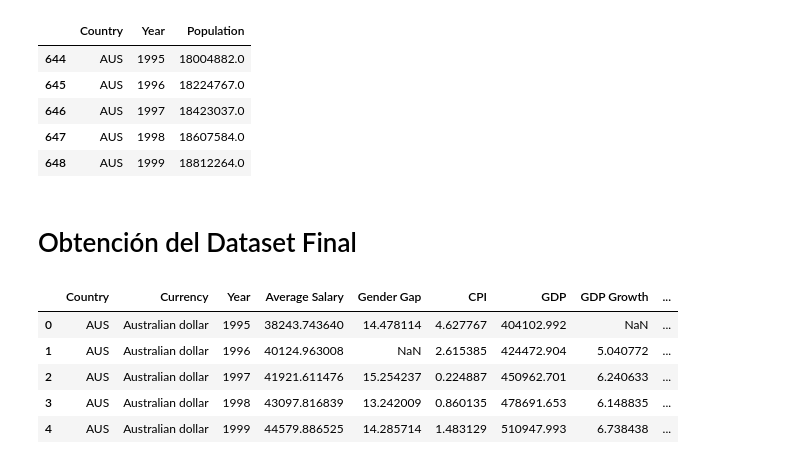
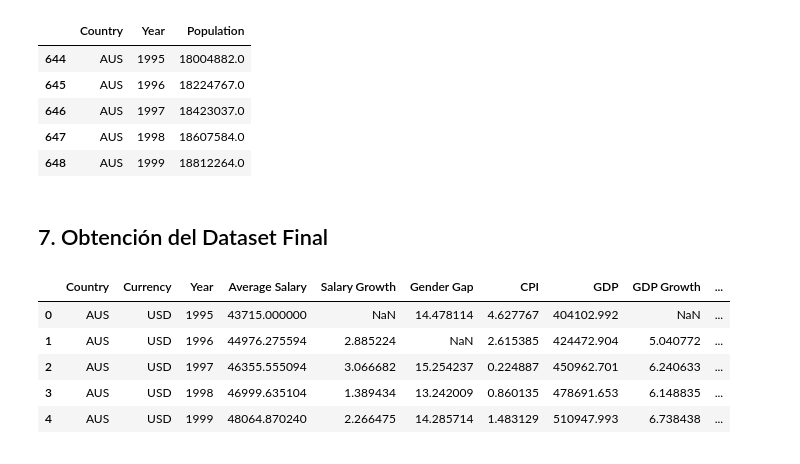
Before and after one commit to jsm-UOC/Data_Visualization_Final_Project, a Jupyter notebook: prepocesado.ipynb, the cells around one changed output. Drawn from its saved outputs; the diff is of its cells as text; code cells hidden in the pictures.

```diff
--- a/prepocesado.ipynb
+++ b/prepocesado.ipynb
@@ -4,11 +4,12 @@
 ## 1. Salario Medio
 # %%
 import pandas as pd
+import numpy as np
 
-avg_salary = pd.read_csv("datos/avg_salary_oecd_95_22.csv", usecols=["REF_AREA", "TIME_PERIOD", "Unit of measure", "OBS_VALUE"]) \
-               .rename(columns={"REF_AREA":"Country",
-                                "TIME_PERIOD":"Year",
-                                "Unit of measure":"Currency",
-                                "OBS_VALUE":"Average Salary"})
+avg_salary = pd.read_csv("datos/avg_salary_oecd_95_22.csv", usecols=["LOCATION", "MEASURE", "TIME", "Value"]) \
+               .rename(columns={"LOCATION":"Country",
+                                "MEASURE":"Currency",
+                                "TIME":"Year",
+                                "Value":"Average Salary"})
 
 avg_salary.sort_values(['Country', 'Year'], inplace=True)
@@ -15,3 +18,11 @@ avg_salary.sort_values(['Country', 'Year'], inplace=True)
+# %%
+avg_salary.sort_values(['Country', 'Year'], inplace=True)
+
+# Calcular el cambio porcentual del PIB
+avg_salary['Salary Growth'] = avg_salary.groupby('Country')['Average Salary'].pct_change() * 100
+
+# Llenar NaN para los primeros años
+avg_salary['Salary Growth'] = avg_salary.groupby('Country')['Salary Growth'].fillna(np.nan)
 # %%
 avg_salary.head()
 # %% [output]
@@ -139,20 +150,29 @@ population.head()
 | 647 | AUS | 1998 | 18607584.0 |
 | 648 | AUS | 1999 | 18812264.0 |
 # %% [markdown]
-# Obtención del Dataset Final
+## 7. Obtención del Dataset Final
 # %%
 dataset = avg_salary.merge(gender_gap, on=['Country', 'Year'], how='outer')
 dataset = dataset.merge(cpi, on=['Country', 'Year'], how='left')
 dataset = dataset.merge(gdp, on=['Country', 'Year'], how='left')
 dataset = dataset.merge(min_to_avg_salary, on=['Country', 'Year'], how='left')
 dataset = dataset.merge(population, on=['Country', 'Year'], how='left')
 
+dataset['GDP per capita'] = dataset['GDP'] / dataset['Population']*1000000
+
+# Convert columns to numbers
+columns_to_convert = ['Year', 'Average Salary', 'Salary Growth', 'Gender Gap', 'CPI', 'GDP', 'GDP Growth',
+                      'Ratio Minimum and Average Salaries', 'Ratio Minimum and Median Salaries',
+                      'Population', 'GDP per capita']
+
+dataset[columns_to_convert] = dataset[columns_to_convert].apply(pd.to_numeric, errors='coerce')
+
 dataset.head()
 # %% [output]
-|  | Country | Currency | Year | Average Salary | Gender Gap | CPI | GDP | GDP Growth | ... |
-| 0 | AUS | Australian dollar | 1995 | 38243.743640 | 14.478114 | 4.627767 | 404102.992 | NaN | ... |
-| 1 | AUS | Australian dollar | 1996 | 40124.963008 | NaN | 2.615385 | 424472.904 | 5.040772 | ... |
-| 2 | AUS | Australian dollar | 1997 | 41921.611476 | 15.254237 | 0.224887 | 450962.701 | 6.240633 | ... |
-| 3 | AUS | Australian dollar | 1998 | 43097.816839 | 13.242009 | 0.860135 | 478691.653 | 6.148835 | ... |
-| 4 | AUS | Australian dollar | 1999 | 44579.886525 | 14.285714 | 1.483129 | 510947.993 | 6.738438 | ... |
+|  | Country | Currency | Year | Average Salary | Salary Growth | Gender Gap | CPI | GDP | GDP Growth | ... |
+| 0 | AUS | USD | 1995 | 43715.000000 | NaN | 14.478114 | 4.627767 | 404102.992 | NaN | ... |
+| 1 | AUS | USD | 1996 | 44976.275594 | 2.885224 | NaN | 2.615385 | 424472.904 | 5.040772 | ... |
+| 2 | AUS | USD | 1997 | 46355.555094 | 3.066682 | 15.254237 | 0.224887 | 450962.701 | 6.240633 | ... |
+| 3 | AUS | USD | 1998 | 46999.635104 | 1.389434 | 13.242009 | 0.860135 | 478691.653 | 6.148835 | ... |
+| 4 | AUS | USD | 1999 | 48064.870240 | 2.266475 | 14.285714 | 1.483129 | 510947.993 | 6.738438 | ... |
 # %%
```
Also changed, not shown: parts of 5 cells of this notebook, 5 other files.
